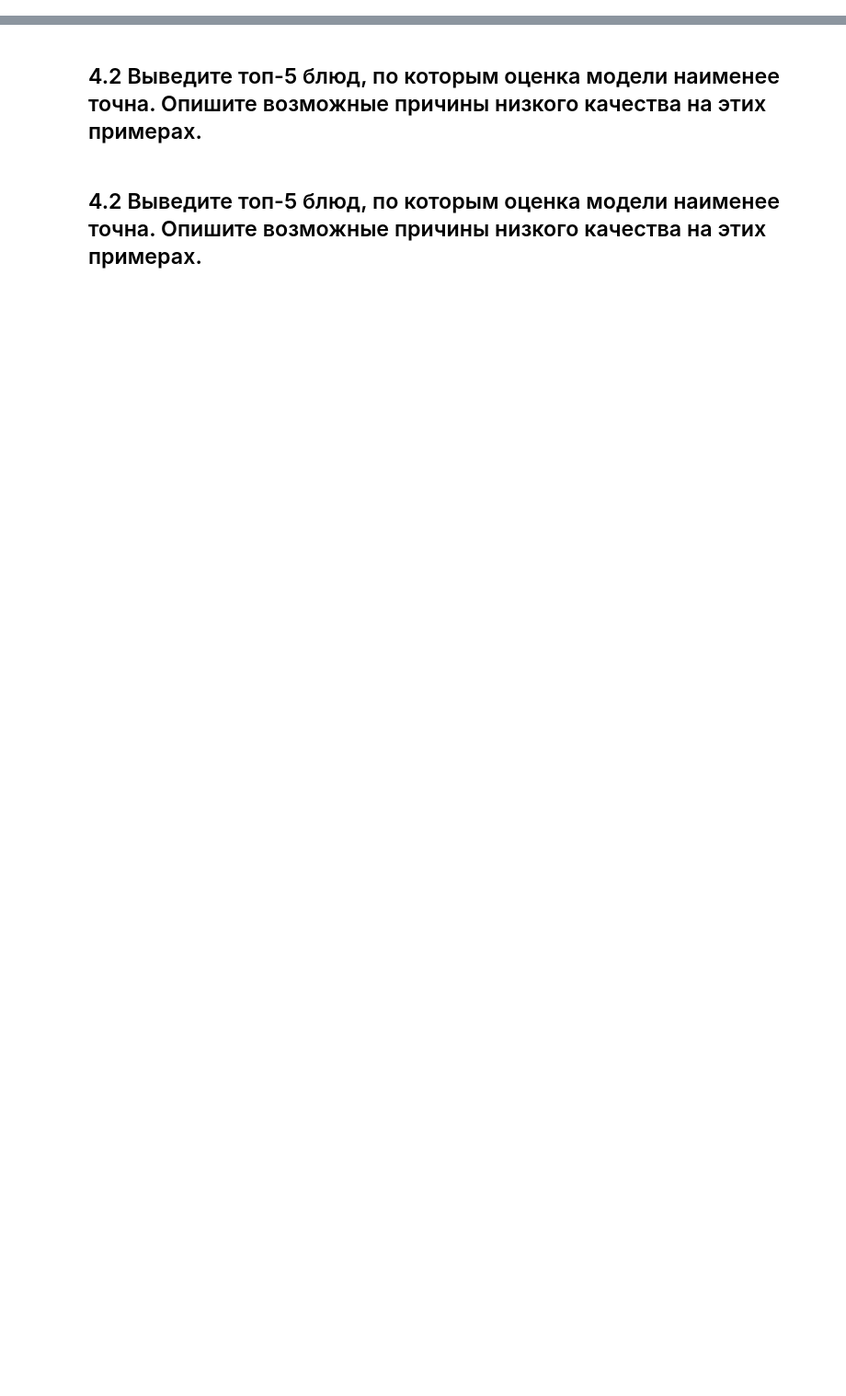
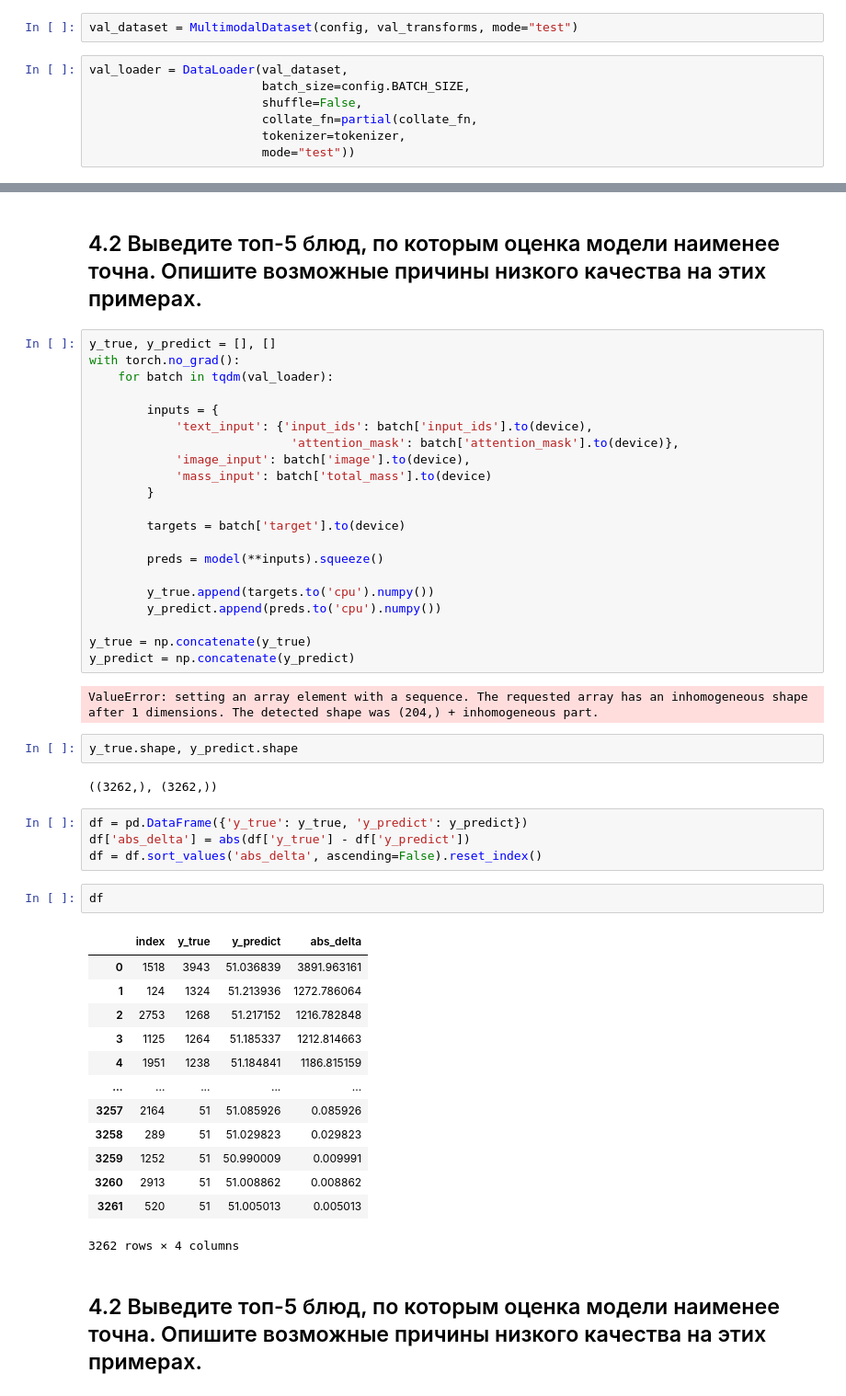
Before and after one commit to russele7/practicum_dle_sprint_4, a Jupyter notebook: solution.ipynb, the cells around one changed output, grey strips where cells are left out. Shown: that part at 92% size. Saved outputs shown, nothing was run; the diff lists cells and outputs as text; blank space fills up the shorter version.

```diff
--- a/solution.ipynb
+++ b/solution.ipynb
@@ -385,0 +278,9 @@ class Config:
+# %%
+val_dataset = MultimodalDataset(config, val_transforms, mode="test")
+# %%
+val_loader = DataLoader(val_dataset,
+                        batch_size=config.BATCH_SIZE,
+                        shuffle=False,
+                        collate_fn=partial(collate_fn,
+                        tokenizer=tokenizer,
+                        mode="test"))
@@ -386,4 +301,51 @@ class Config:
 # %% [markdown]
 ## 4.2 Выведите топ-5 блюд, по которым оценка модели наименее точна. Опишите возможные причины низкого качества на этих примерах.
+# %%
+y_true, y_predict = [], []
+with torch.no_grad():
+    for batch in tqdm(val_loader):
+
+        inputs = {
+            'text_input': {'input_ids': batch['input_ids'].to(device),
+                            'attention_mask': batch['attention_mask'].to(device)},
+            'image_input': batch['image'].to(device),
+            'mass_input': batch['total_mass'].to(device)
+        }
+
+        targets = batch['target'].to(device)
+
+        preds = model(**inputs).squeeze()
+
+        y_true.append(targets.to('cpu').numpy())
+        y_predict.append(preds.to('cpu').numpy())
+
+y_true = np.concatenate(y_true)
+y_predict = np.concatenate(y_predict)
+# %% [output]
+ValueError: setting an array element with a sequence. The requested array has an inhomogeneous shape after 1 dimensions. The detected shape was (204,) + inhomogeneous part.
+# %%
+y_true.shape, y_predict.shape
+# %% [output]
+((3262,), (3262,))
+# %%
+df = pd.DataFrame({'y_true': y_true, 'y_predict': y_predict})
+df['abs_delta'] = abs(df['y_true'] - df['y_predict'])
+df = df.sort_values('abs_delta', ascending=False).reset_index()
+# %%
+df
+# %% [output]
+|  | index | y_true | y_predict | abs_delta |
+| 0 | 1518 | 3943 | 51.036839 | 3891.963161 |
+| 1 | 124 | 1324 | 51.213936 | 1272.786064 |
+| 2 | 2753 | 1268 | 51.217152 | 1216.782848 |
+| 3 | 1125 | 1264 | 51.185337 | 1212.814663 |
+| 4 | 1951 | 1238 | 51.184841 | 1186.815159 |
+| ... | ... | ... | ... | ... |
+| 3257 | 2164 | 51 | 51.085926 | 0.085926 |
+| 3258 | 289 | 51 | 51.029823 | 0.029823 |
+| 3259 | 1252 | 51 | 50.990009 | 0.009991 |
+| 3260 | 2913 | 51 | 51.008862 | 0.008862 |
+| 3261 | 520 | 51 | 51.005013 | 0.005013 |
+3262 rows × 4 columns
 # %% [markdown]
 ## 4.2 Выведите топ-5 блюд, по которым оценка модели наименее точна. Опишите возможные причины низкого качества на этих примерах.
```
Also changed, not shown: parts of 38 cells of this notebook, 2 other files.
